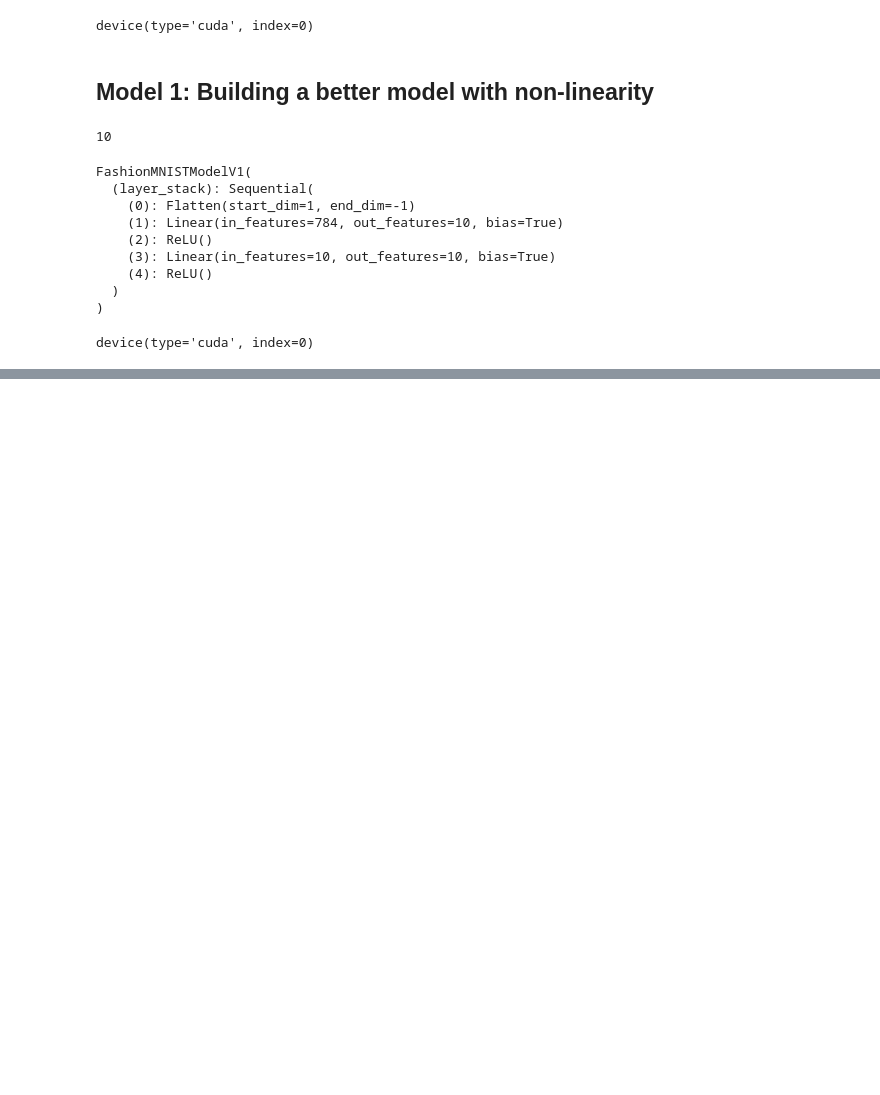
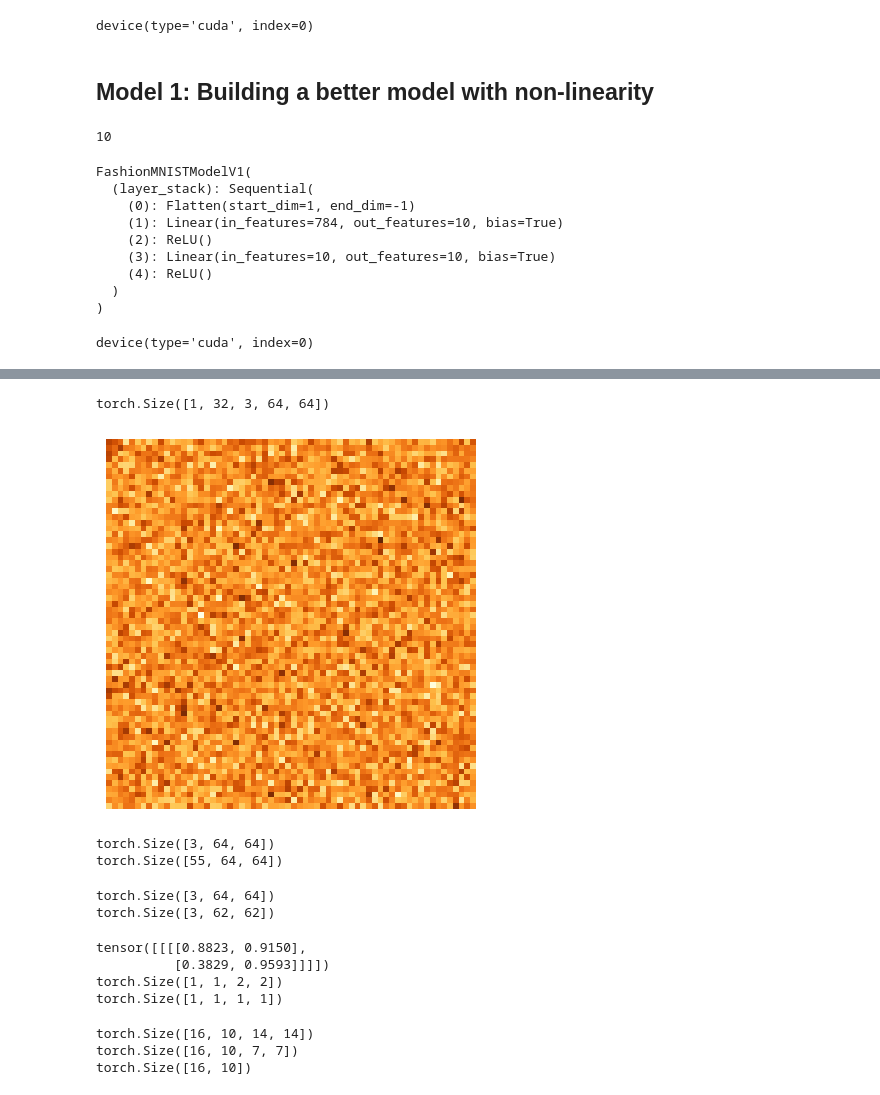
Before and after one commit to 00015775/learning-lab, a Jupyter notebook: pytorch/notebooks/03_youtube_pytorch.ipynb, the cells around one changed output, grey strips where cells are left out. Cells and saved outputs as stored; diff of their text form; code cells hidden in the pictures; blank space fills up the shorter version.

```diff
--- a/pytorch/notebooks/03_youtube_pytorch.ipynb
+++ b/pytorch/notebooks/03_youtube_pytorch.ipynb
@@ -655,0 +976,9 @@ device(type='cuda', index=0)
+# %%
+torch.manual_seed(42)
+
+images = torch.randn(size=(32, 3, 64, 64))
+test_image = images[0] # the first batch
+
+print(images.shape)
+print(test_image.shape)
+print(test_image)
@@ -655,0 +1003,64 @@ device(type='cuda', index=0)
+# %%
+print(images.unsqueeze(dim=0).shape)
+# %% [output]
+torch.Size([1, 32, 3, 64, 64])
+# %%
+plt.imshow(images[0, 0], cmap="YlOrBr")
+plt.axis(False)
+plt.show()
+# %% [output]
+[figure, added]
+# %%
+# increases channel dimensions by learning new features
+conv_layer = nn.Conv2d(in_channels=3,
+                       out_channels=55,
+                       kernel_size=(3,3),
+                       stride=1,
+                       padding=1)
+
+outs = conv_layer(test_image)
+print(test_image.shape)
+print(outs.shape) # channels dimension created -> feature maps
+# %% [output]
+torch.Size([3, 64, 64])
+torch.Size([55, 64, 64])
+# %%
+# reduces the spatial dimensions
+max_pool_layer = nn.MaxPool2d(kernel_size=3,
+                              stride=1,
+                              padding=0)
+
+outs_pool = max_pool_layer(test_image)
+print(test_image.shape)
+print(outs_pool.shape)
+# %% [output]
+torch.Size([3, 64, 64])
+torch.Size([3, 62, 62])
+# %%
+torch.manual_seed(42)
+
+max_pool_layer = nn.MaxPool2d(kernel_size=2, stride=2)
+random_tensor = torch.rand(size=(1, 1, 2, 2))
+
+max_pool_tensor = max_pool_layer(random_tensor)
+
+print(random_tensor)
+print(random_tensor.shape)
+print(max_pool_tensor.shape)
+# %% [output]
+tensor([[[[0.8823, 0.9150],
+          [0.3829, 0.9593]]]])
+torch.Size([1, 1, 2, 2])
+torch.Size([1, 1, 1, 1])
+# %%
+model_2.eval()
+with torch.inference_mode():
+  logits = model_2(X)
+
+# CONV_1 -> torch.Size([16, 10, 14, 14]) -> (N, C, H, W)
+# CONV_2 -> torch.Size([16, 10, 7, 7]) -> (N, C, H, W)
+# FC/Classifier -> torch.Size([16, 10]) -> BATCH_SIZE=16, NUM_CLASSES=10
+# %% [output]
+torch.Size([16, 10, 14, 14])
+torch.Size([16, 10, 7, 7])
+torch.Size([16, 10])
```
Also changed, not shown: parts of 31 cells of this notebook.
